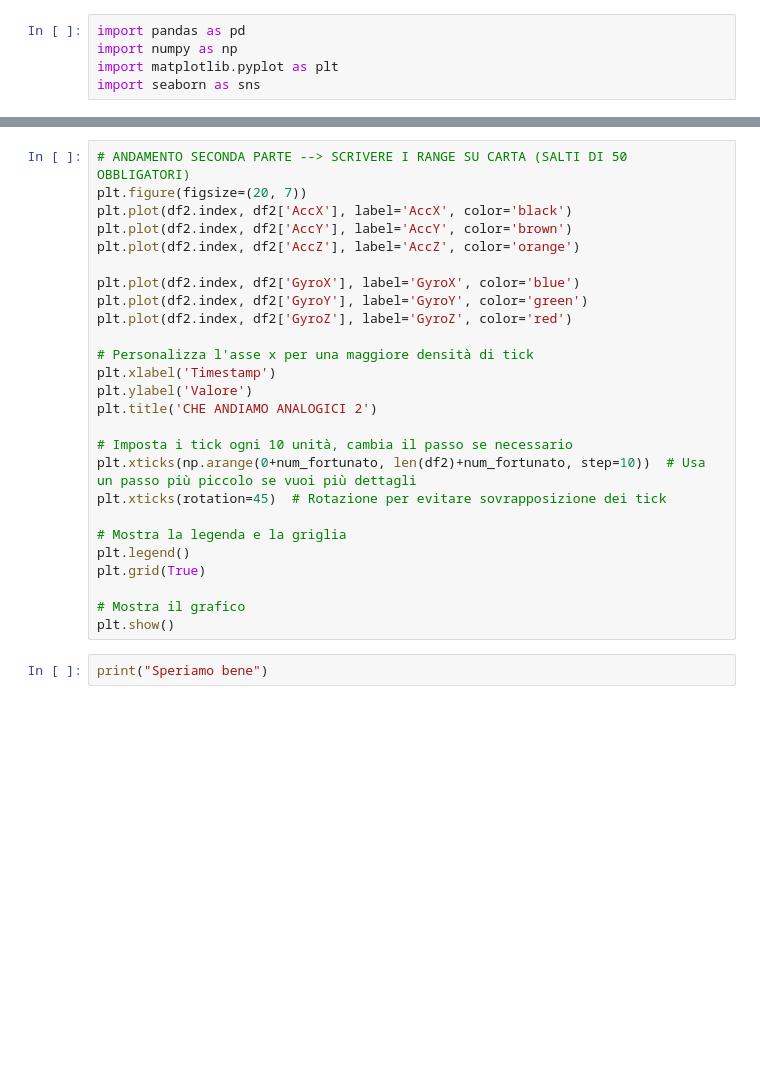
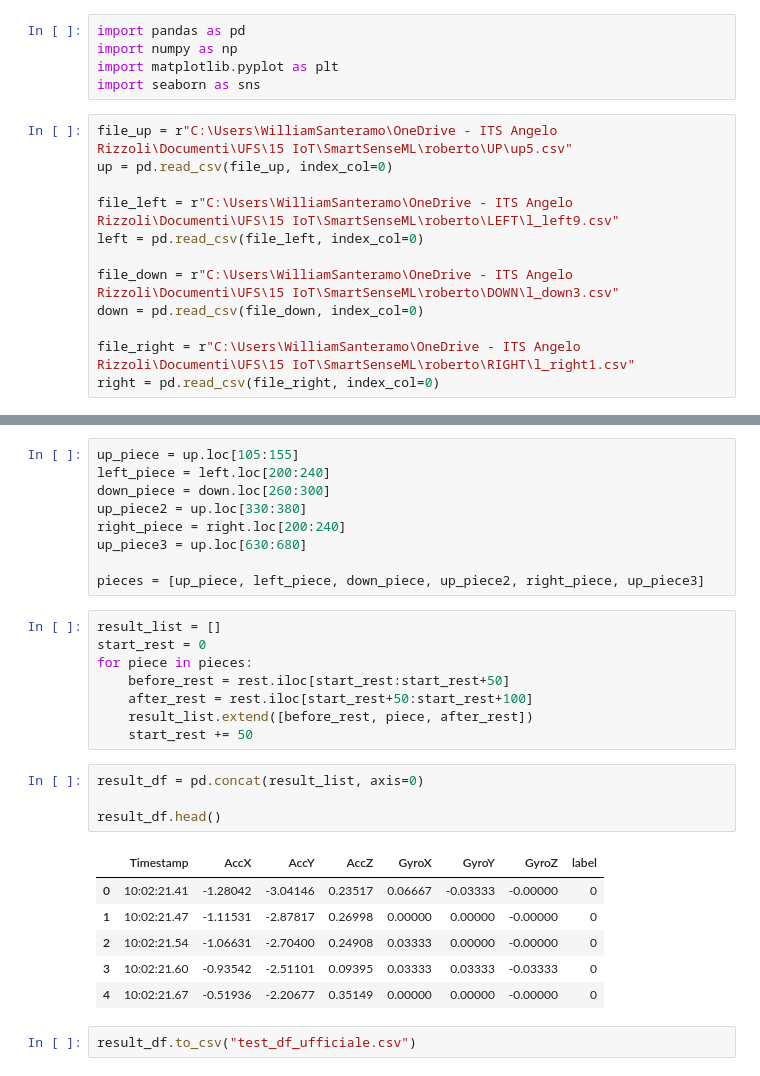
Before and after one commit to WillSant01/SmartSenseML, a Jupyter notebook: william/rottura_di_pendejo.ipynb, the cells around one changed output, grey strips where cells are left out. Saved outputs shown, nothing was run; the diff lists cells and outputs as text; blank space fills up the shorter version.

Commit message:
csv per il test

```diff
--- a/william/rottura_di_pendejo.ipynb
+++ b/william/rottura_di_pendejo.ipynb
@@ -3,3 +3,15 @@ import pandas as pd
 import numpy as np
 import matplotlib.pyplot as plt
 import seaborn as sns
+# %%
+file_up = r"C:\Users\WilliamSanteramo\OneDrive - ITS Angelo Rizzoli\Documenti\UFS\15 IoT\SmartSenseML\roberto\UP\up5.csv"
+up = pd.read_csv(file_up, index_col=0)
+
+file_left = r"C:\Users\WilliamSanteramo\OneDrive - ITS Angelo Rizzoli\Documenti\UFS\15 IoT\SmartSenseML\roberto\LEFT\l_left9.csv"
+left = pd.read_csv(file_left, index_col=0)
+
+file_down = r"C:\Users\WilliamSanteramo\OneDrive - ITS Angelo Rizzoli\Documenti\UFS\15 IoT\SmartSenseML\roberto\DOWN\l_down3.csv"
+down = pd.read_csv(file_down, index_col=0)
+
+file_right = r"C:\Users\WilliamSanteramo\OneDrive - ITS Angelo Rizzoli\Documenti\UFS\15 IoT\SmartSenseML\roberto\RIGHT\l_right1.csv"
+right = pd.read_csv(file_right, index_col=0)
@@ -66,28 +111,30 @@ plt.show()
-# %%
-# ANDAMENTO SECONDA PARTE --> SCRIVERE I RANGE SU CARTA (SALTI DI 50 OBBLIGATORI)
-plt.figure(figsize=(20, 7))
-plt.plot(df2.index, df2['AccX'], label='AccX', color='black')
-plt.plot(df2.index, df2['AccY'], label='AccY', color='brown')
-plt.plot(df2.index, df2['AccZ'], label='AccZ', color='orange')
-
-plt.plot(df2.index, df2['GyroX'], label='GyroX', color='blue')
-plt.plot(df2.index, df2['GyroY'], label='GyroY', color='green')
-plt.plot(df2.index, df2['GyroZ'], label='GyroZ', color='red')
-
-# Personalizza l'asse x per una maggiore densità di tick
-plt.xlabel('Timestamp')
-plt.ylabel('Valore')
-plt.title('CHE ANDIAMO ANALOGICI 2')
-
-# Imposta i tick ogni 10 unità, cambia il passo se necessario
-plt.xticks(np.arange(0+num_fortunato, len(df2)+num_fortunato, step=10))  # Usa un passo più piccolo se vuoi più dettagli
-plt.xticks(rotation=45)  # Rotazione per evitare sovrapposizione dei tick
-
-# Mostra la legenda e la griglia
-plt.legend()
-plt.grid(True)
-
-# Mostra il grafico
-plt.show()
-# %%
-print("Speriamo bene")
+# %%
+up_piece = up.loc[105:155]
+left_piece = left.loc[200:240]
+down_piece = down.loc[260:300]
+up_piece2 = up.loc[330:380]
+right_piece = right.loc[200:240]
+up_piece3 = up.loc[630:680]
+
+pieces = [up_piece, left_piece, down_piece, up_piece2, right_piece, up_piece3]
+# %%
+result_list = []
+start_rest = 0
+for piece in pieces:
+    before_rest = rest.iloc[start_rest:start_rest+50]
+    after_rest = rest.iloc[start_rest+50:start_rest+100]
+    result_list.extend([before_rest, piece, after_rest])
+    start_rest += 50
+# %%
+result_df = pd.concat(result_list, axis=0)
+
+result_df.head()
+# %% [output]
+|  | Timestamp | AccX | AccY | AccZ | GyroX | GyroY | GyroZ | label |
+| 0 | 10:02:21.41 | -1.28042 | -3.04146 | 0.23517 | 0.06667 | -0.03333 | -0.00000 | 0 |
+| 1 | 10:02:21.47 | -1.11531 | -2.87817 | 0.26998 | 0.00000 | 0.00000 | -0.00000 | 0 |
+| 2 | 10:02:21.54 | -1.06631 | -2.70400 | 0.24908 | 0.03333 | 0.00000 | -0.00000 | 0 |
+| 3 | 10:02:21.60 | -0.93542 | -2.51101 | 0.09395 | 0.03333 | 0.03333 | -0.03333 | 0 |
+| 4 | 10:02:21.67 | -0.51936 | -2.20677 | 0.35149 | 0.00000 | 0.00000 | -0.00000 | 0 |
+# %%
+result_df.to_csv("test_df_ufficiale.csv")
```
Also changed, not shown: parts of 8 cells of this notebook, 1 other file.
